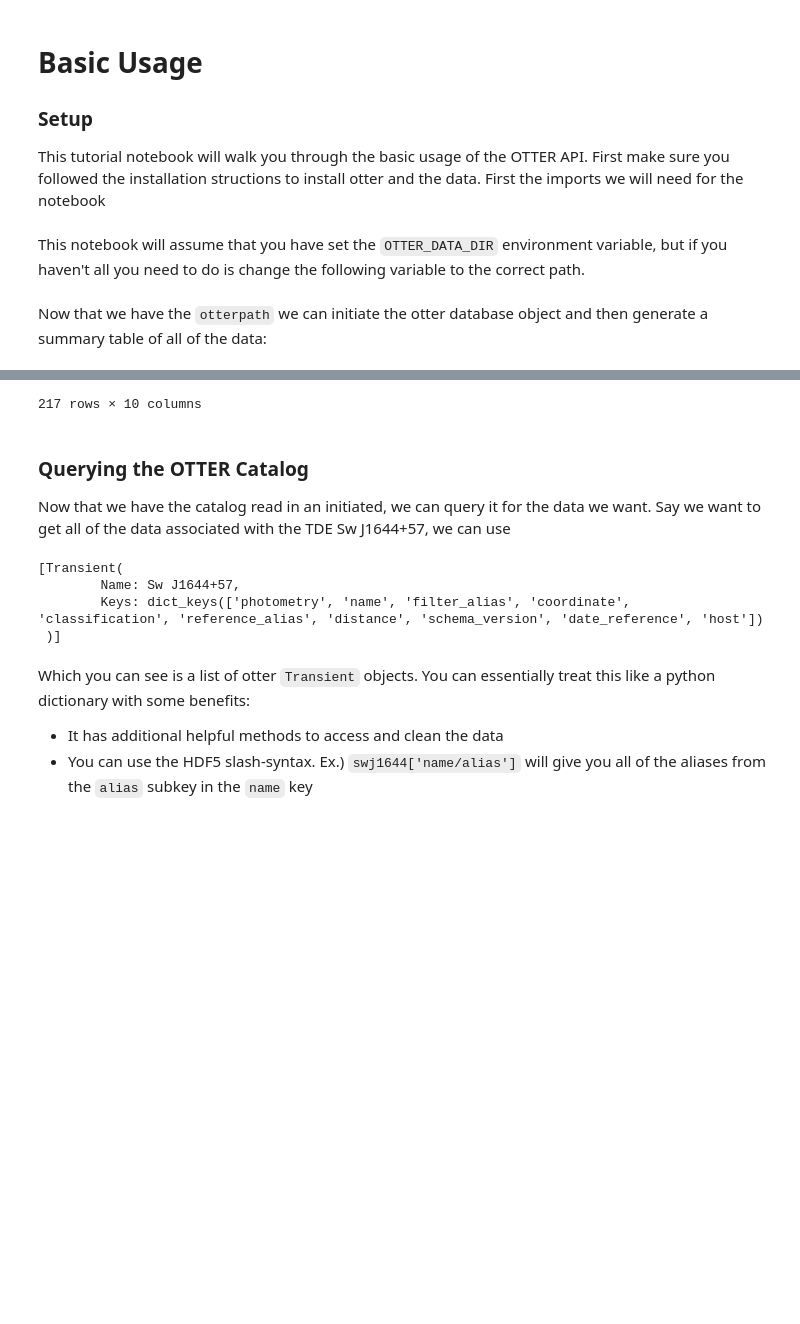
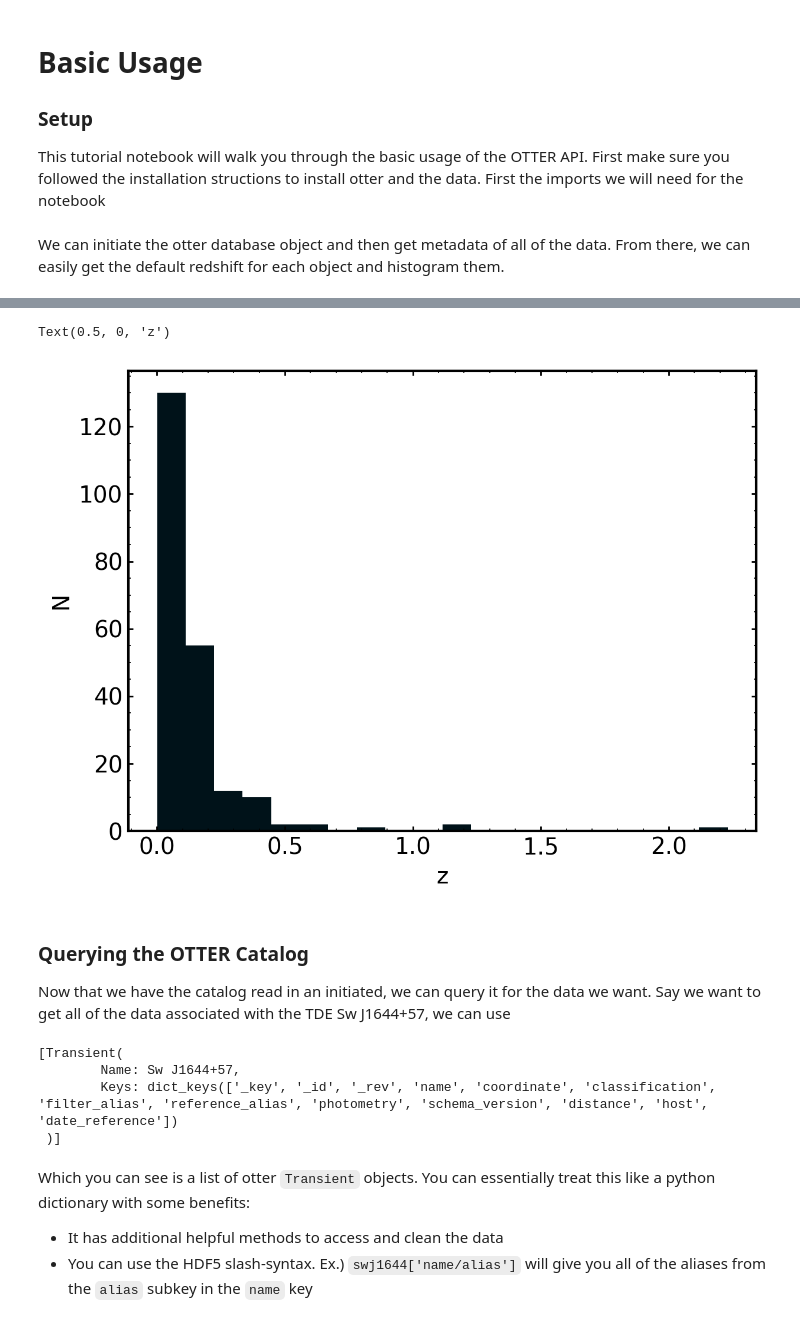
Before and after one commit to astro-otter/examples, a Jupyter notebook: basic_usage.ipynb, the cells around one changed output, grey strips where cells are left out. Drawn from its saved outputs; the diff is of its cells as text; code cells hidden in the pictures; blank space fills up the shorter version.

Commit message:
update example notebooks to run with the arangodb backend

```diff
--- a/basic_usage.ipynb
+++ b/basic_usage.ipynb
@@ -14,2 +14,0 @@ import matplotlib.pyplot as plt
-# %% [markdown]
-This notebook will assume that you have set the `OTTER_DATA_DIR` environment variable, but if you haven't all you need to do is change the following variable to the correct path.
@@ -19,8 +15,11 @@ otterpath = os.path.join(os.environ['OTTER_DATA_DIR'])
 # %% [markdown]
-Now that we have the `otterpath` we can initiate the otter database object and then generate a summary table of all of the data:
+We can initiate the otter database object and then get metadata of all of the data. From there, we can easily get the default redshift for each object and histogram them.
 # %%
-db = otter.Otter(otterpath)
-summary = db.generate_summary_table(save=True)
-
-summary
+db = otter.Otter()
+meta = db.get_meta(save=False)
+redshifts = np.array([t.get_redshift() for t in meta if "distance" in t and len(t["distance"]) > 0])
+fig, ax = plt.subplots()
+ax.hist(redshifts.astype(float), bins=20)
+ax.set_ylabel("N")
+ax.set_xlabel("z")
 # %% [output]
@@ -39,4 +26,5 @@ summary
-217 rows × 10 columns
+Text(0.5, 0, 'z')
+[figure, added]
 # %% [markdown]
 ### Querying the OTTER Catalog
 
@@ -47,7 +35,7 @@ swj1644_list
 # %% [output]
 [Transient(
         Name: Sw J1644+57,
-        Keys: dict_keys(['photometry', 'name', 'filter_alias', 'coordinate', 'classification', 'reference_alias', 'distance', 'schema_version', 'date_reference', 'host'])
+        Keys: dict_keys(['_key', '_id', '_rev', 'name', 'coordinate', 'classification', 'filter_alias', 'reference_alias', 'photometry', 'schema_version', 'distance', 'host', 'date_reference'])
  )]
 # %% [markdown]
 Which you can see is a list of otter `Transient` objects. You can essentially treat this like a python dictionary with some benefits:
```
Also changed, not shown: parts of 11 cells of this notebook, 3 other files.
